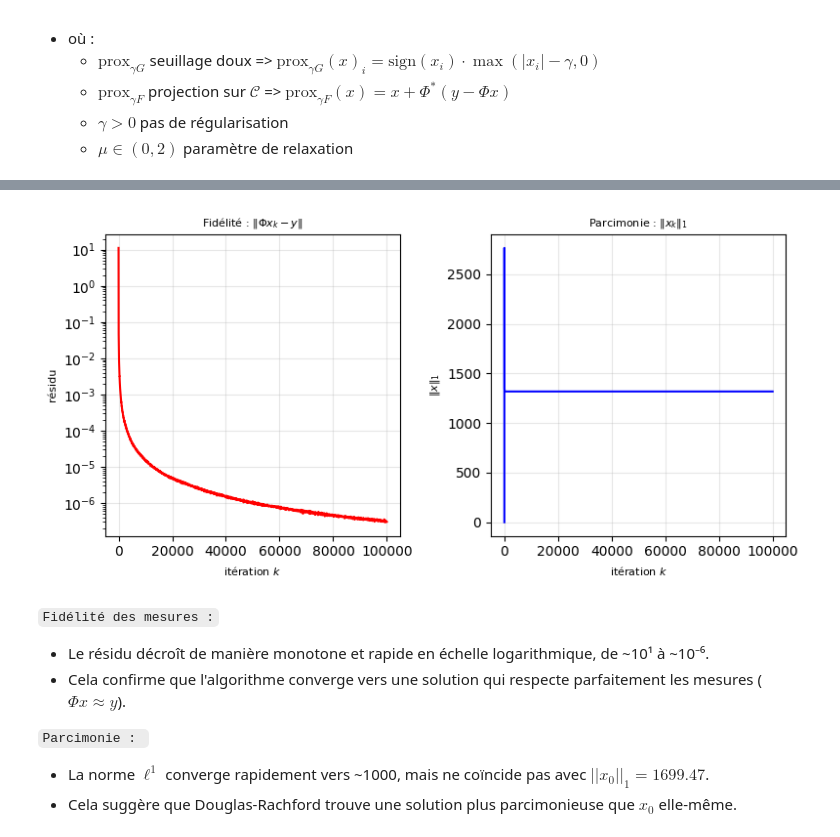
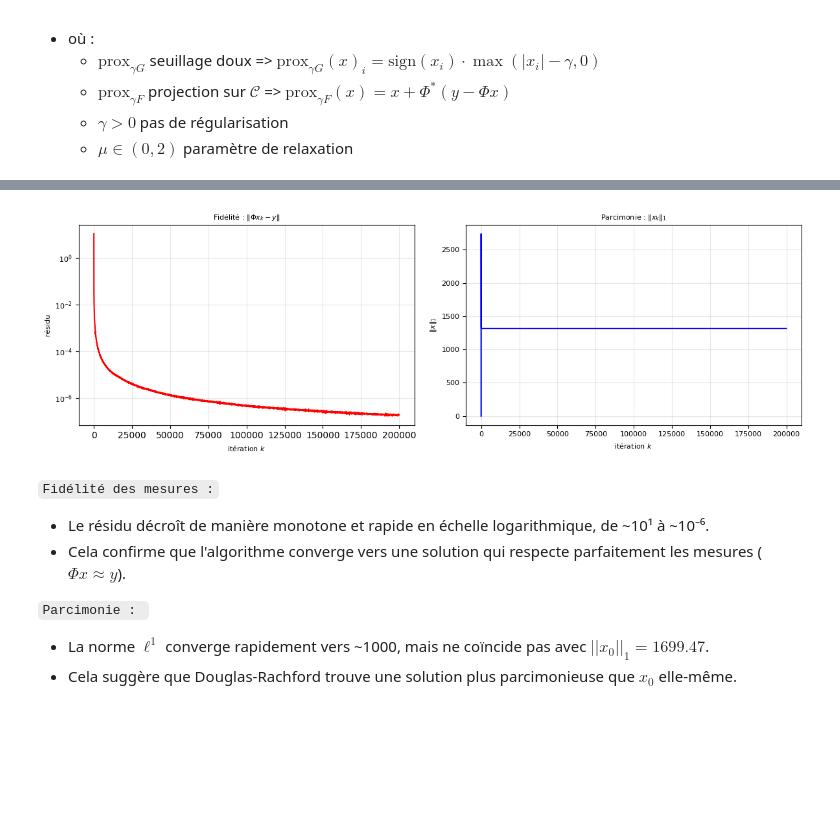
Before and after one commit to Borleo/2_M2_IAFA, a Jupyter notebook: TP_M2IAFA/TP_M2_IMGCMPT/TP23_Imagerie_Computationnelle/4_Sparsity and Redundant Representations/Compressed Sensing of Images/sparsity_2_cs_images.ipynb, the cells around one changed output, grey strips where cells are left out. Cells and saved outputs as stored; diff of their text form; code cells hidden in the pictures; blank space fills up the shorter version.

```diff
--- a/TP_M2IAFA/TP_M2_IMGCMPT/TP23_Imagerie_Computationnelle/4_Sparsity and Redundant Representations/Compressed Sensing of Images/sparsity_2_cs_images.ipynb
+++ b/TP_M2IAFA/TP_M2_IMGCMPT/TP23_Imagerie_Computationnelle/4_Sparsity and Redundant Representations/Compressed Sensing of Images/sparsity_2_cs_images.ipynb
@@ -655,7 +656,7 @@ $ \begin{cases} x_{k+1} = \text{prox}_{\gamma G}(z_k) \\ z_{k+1} = z_k + \mu(\te
 # %%
 # Stocker la norme L1 à CHAQUE itération
 L1_history = []  # liste vide pour stocker les valeurs
-niter=100000
+niter=200000
 # ✅
 for k in range(niter):
     x = prox_G(z,gamma)
@@ -664,7 +665,7 @@ for k in range(niter):
        L1_history.append(np.sum(np.abs(x)))   # ← stocker G(x_k) = ||x||₁
 
 # Tracer l'évolution de ||x||₁
-plt.figure(figsize=(6, 3))
+plt.figure(figsize=(9, 4))
 plt.plot(L1_history, 'b-', linewidth=1.5)
 plt.title(f'Évolution de la norme $\\ell^1$ : $G(x_k) = ||x_k||_1$\n'
           f'Convergence vers {L1_history[-1]:.4f}', fontsize=8)
@@ -678,39 +679,43 @@ plt.show()
 # %%
 # ── Boucle DR unique ──────────────────────────────────────────────────────────
 z = np.zeros(N)
 residu_history  = []
 norme_history   = []
 
 for k in range(niter):
     x = prox_G(z, gamma)
     z = z + mu * (prox_F(2*x - z, y, sigma1, sigma2, P, N, sigma1S, sigma2S) - x)
-
-    # ✅ stocker les deux métriques dans la même boucle
-    residu_history.append(np.linalg.norm(Phi(x, sigma1, sigma2, P) - y))
-    norme_history.append(np.linalg.norm(x, ord=1))
+    if k % 10 == 0:
+        # ✅ stocker les deux métriques dans la même boucle
+        residu_history.append(np.linalg.norm(Phi(x, sigma1, sigma2, P) - y))
+        norme_history.append(np.linalg.norm(x, ord=1))
 
 # ── Tracé ─────────────────────────────────────────────────────────────────────
-fig, axes = plt.subplots(1, 2, figsize=(8, 4))
+fig, axes = plt.subplots(1, 2, figsize=(12, 4))
 
 # Fidélité aux mesures
 axes[0].plot(residu_history, 'r-', linewidth=1.5)
 axes[0].set_title(r'Fidélité : $\|\Phi x_k - y\|$', fontsize=8)
 axes[0].set_xlabel('itération $k$', fontsize=8)
 axes[0].set_ylabel('résidu', fontsize=8)
+axes[1].tick_params(axis='x', labelsize=8)  # abscisse
+axes[0].tick_params(axis='y', labelsize=8)  # ordonnée
 axes[0].set_yscale('log')
 axes[0].grid(True, alpha=0.3)
 
 # Parcimonie
 axes[1].plot(norme_history, 'b-', linewidth=1.5)
 axes[1].set_title(r'Parcimonie : $\|x_k\|_1$', fontsize=8)
 axes[1].set_xlabel('itération $k$', fontsize=8)
 axes[1].set_ylabel(r'$\|x\|_1$', fontsize=8)
+axes[1].tick_params(axis='x', labelsize=8)  # abscisse
+axes[1].tick_params(axis='y', labelsize=8)  # ordonnée
 axes[1].grid(True, alpha=0.3)
 
 plt.tight_layout()
 plt.show()
 # %% [output]
-[figure, old version]
+[figure, new version]
 # %% [markdown]
 `Fidélité des mesures :`
 - Le résidu décroît de manière monotone et rapide en échelle logarithmique, de ~10¹ à ~10⁻⁶.
```
Also changed, not shown: parts of 22 cells of this notebook.
